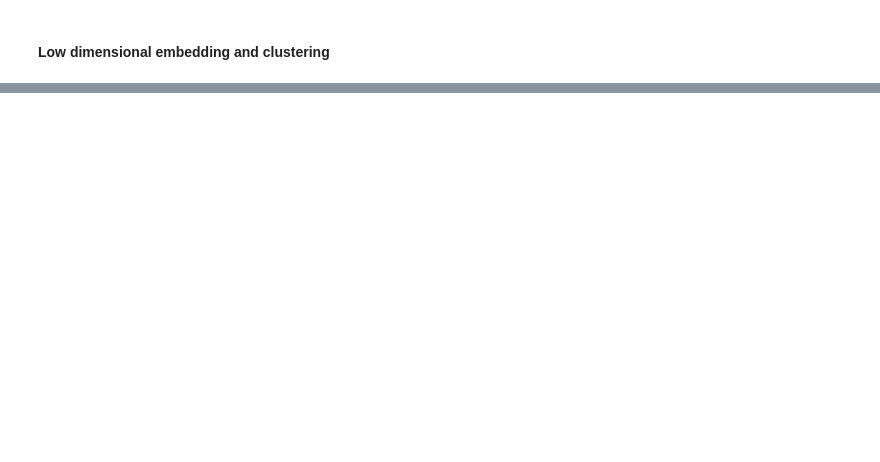
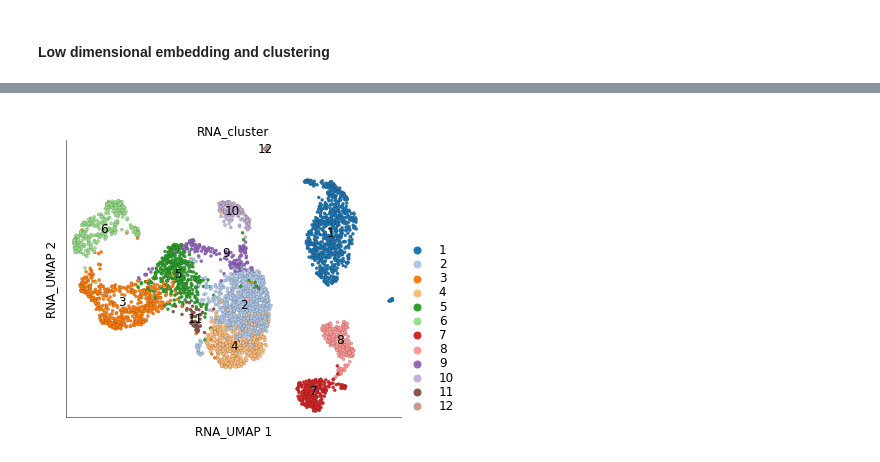
Before and after one commit to mujtababarsi/Scarf-workflow-PBMC, a Jupyter notebook: Scarf scRna-seq Analysis.ipynb, the cells around one changed output, grey strips where cells are left out. Drawn from its saved outputs; the diff is of its cells as text; code cells hidden in the pictures; blank space fills up the shorter version.

```diff
--- a/Scarf scRna-seq Analysis.ipynb
+++ b/Scarf scRna-seq Analysis.ipynb
@@ -219,0 +220,6 @@ ds.cells.head()
+# %%
+leiden_clusters = ds.cells.to_pandas_dataframe(
+    columns=['RNA_leiden_cluster'],
+    key='I'
+)
+leiden_clusters.head()
@@ -219,0 +234,2 @@ ds.cells.head()
+# %%
+ds.run_clustering(n_clusters=leiden_clusters.nunique()[0])
@@ -219,0 +238,6 @@ ds.cells.head()
+# %%
+ds.plot_layout(
+    layout_key='RNA_UMAP',
+    color_by='RNA_cluster'
+)
+# %% [output]
@@ -219,0 +245 @@ ds.cells.head()
+[figure, added]
```
Also changed, not shown: parts of 39 cells of this notebook.
